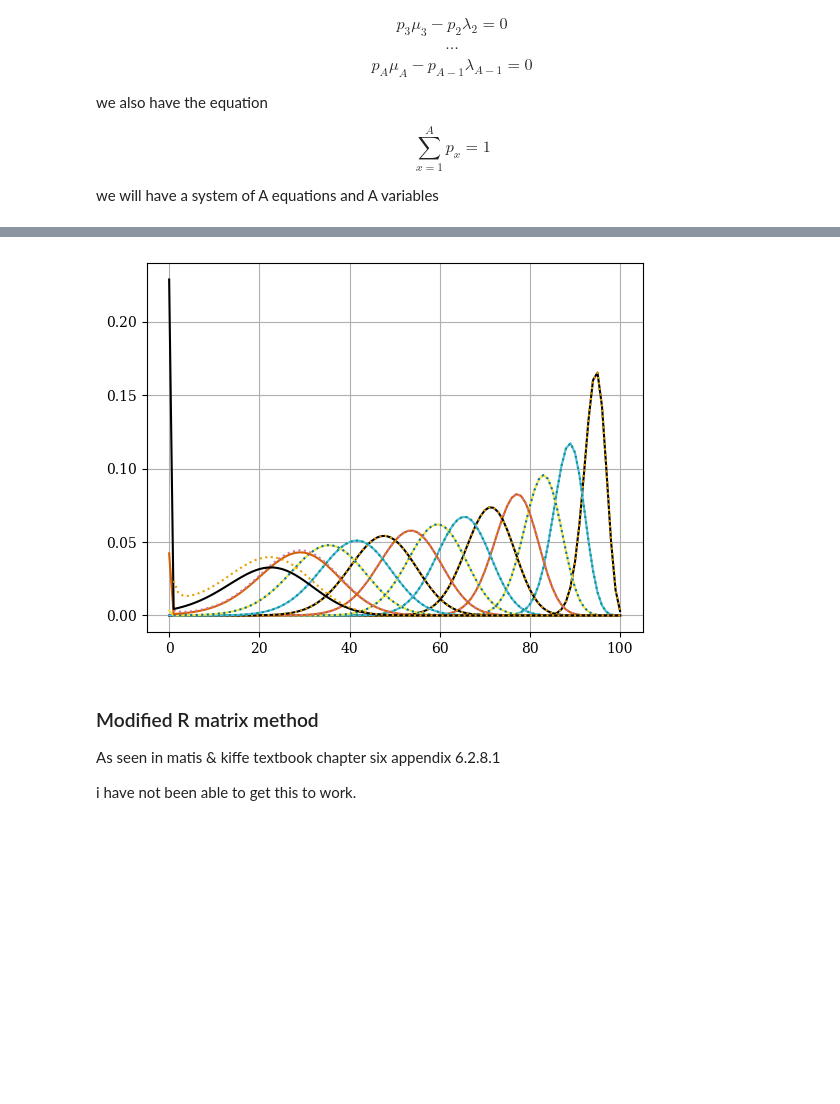
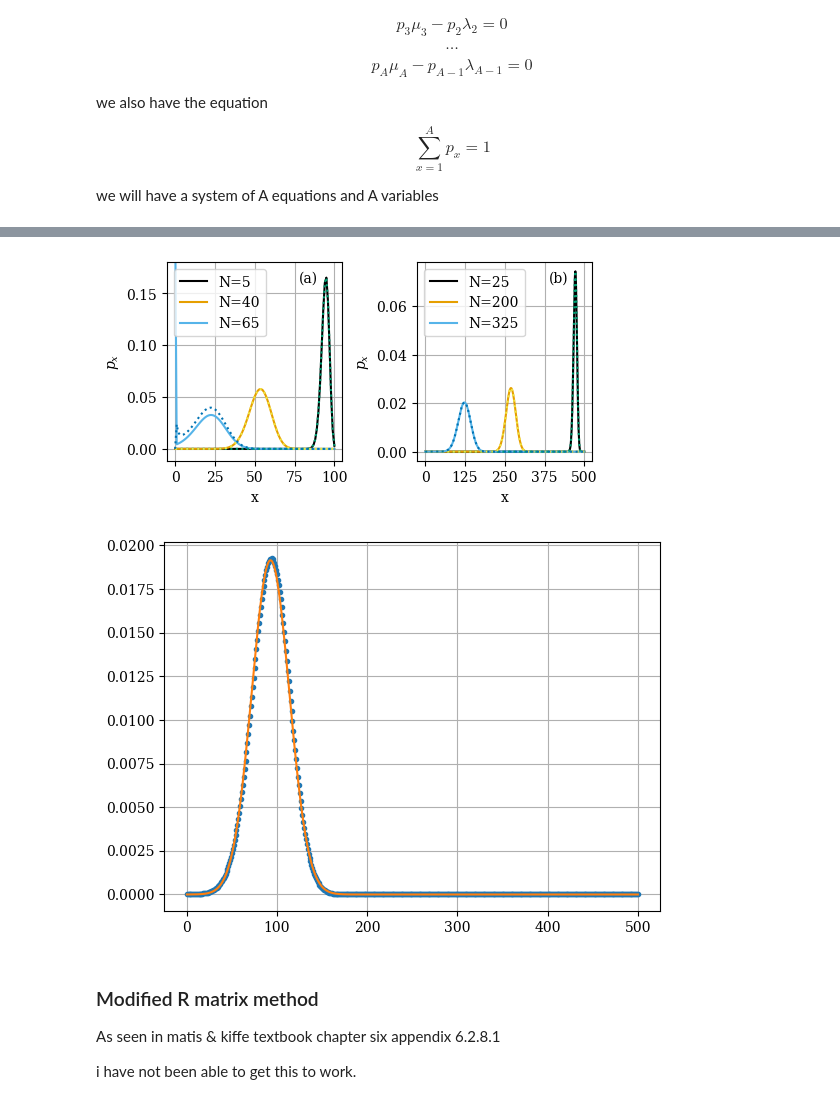
Before and after one commit to ELFREELAND/minecraft_sheep, a Jupyter notebook: stochastic/stochastic_model_kolmogorov.ipynb, the cells around one changed output, grey strips where cells are left out. Cells and saved outputs as stored; diff of their text form; code cells hidden in the pictures; blank space fills up the shorter version.

Commit message:
quasi equilibrium writing

```diff
--- a/stochastic/stochastic_model_kolmogorov.ipynb
+++ b/stochastic/stochastic_model_kolmogorov.ipynb
@@ -250,11 +258,11 @@ ax2.set_prop_cycle(wong_cycle)
 
 #keys_100 = ["45", "50", "70", "85"]
 
-for i in list(sol_max_100.keys()):
-    p0Plot(ax1, sol_max_100[i])
+for i in list(sol_100.keys()):
+    p0Plot(ax1, sol_100[i])
 
-for i in list(sol_max_500.keys()):
-    p0Plot(ax2, sol_max_500[i])
+for i in list(sol_500.keys()):
+    p0Plot(ax2, sol_500[i])
 
 ax1.grid(True)
 ax2.grid(True)
@@ -275,8 +283,8 @@ f, ax = plt.subplots()
 
 ax.set_prop_cycle(wong_cycle)
 
-for i in list(sol_eq_100.keys())[0:11]:
-    ax.plot(sol_eq_100[i]["y"][:,-1], label=i)
+for i in list(sol_100.keys())[0:11]:
+    ax.plot(sol_100[i]["y"][:,-1], label=i)
 
 ax.grid(True)
 #ax.set_ylim([-0.01, 0.20])
@@ -393,4 +404,6 @@ def quasiEqRec(A, N):
     b = np.zeros(A)
     b[-1]=1
 
-    return np.linalg.solve(mat, b)
+    #concatenate a zero to the beginning to represent p_0=0
+    #important for use with pmfE() and pmfVar(), which assume that p_i appears at index i
+    return np.concatenate((np.array([0]), np.linalg.solve(mat, b)))
@@ -397,18 +449,62 @@ def quasiEqRec(A, N):
 # %%
-f, ax = plt.subplots()
+f, (ax, ax2) = plt.subplots(ncols=2, layout="constrained", figsize=(5, 2.5))
 
 ax.set_prop_cycle(wong_cycle)
+ax2.set_prop_cycle(wong_cycle)
 
-for i in list(sol_max_100.keys())[0:13]:
-    ax.plot(sol_max_100[i]["y"][:,-1])
-    ax.plot(np.arange(1, 101), quasiEqRec(100, int(i)), ":")
+for i in [5, 40, 65]:
+    ax.plot(sol_100[str(i)]["y"][:,-1], label="N={0}".format(i))
 
+for i in [5, 40, 65]:
+    ax.plot(quasiEqRec(100, i), ":")
+
+for i in [25, 200, 325]:
+    ax2.plot(sol_500[str(i)]["y"][:,-1], label="N={0}".format(i))
+
+for i in [25, 200, 325]:
+    ax2.plot(quasiEqRec(500, i), ":")
 
 ax.grid(True)
+ax2.grid(True)
 
-plt.show()
+ax.legend(loc="upper left")
+ax2.legend()
+
+ax.set_xticks([0, 25, 50, 75, 100])
+ax2.set_xticks([0, 125, 250, 375, 500])
+
+ax.set_xlabel("x")
+ax2.set_xlabel("x")
+
+ax.set_ylabel("$p_x$")
+ax2.set_ylabel("$p_x$")
+
+ax.annotate("(a)", (0.75, 0.9), xycoords="axes fraction")
+ax2.annotate("(b)", (0.75, 0.9), xycoords="axes fraction")
+
+ax.set_ylim(top=0.18)
+
+plt.savefig("quasi_eq_comparison.pdf")
 # %% [output]
-[figure, old version]
+[figure, new version]
+# %%
+f, ax = plt.subplots()#figsize=(2.5, 2.5))
+
+A=500
+
+x = np.arange(0, A+1)
+
+pmf = quasiEqRec(A, 350)
+cdf = np.array([np.sum(pmf[0:i]) for i in range(0, pmf.size)])
+
+norm = sp.stats.norm.pdf(x, pmfE(pmf), np.sqrt(pmfVar(pmf)))
+
+ax.plot(x, pmf, ".")
+ax.plot(x, norm, "-")
+
+ax.grid(True)
+# %% [output]
+[figure, added]
 # %% [markdown]
 ### Modified R matrix method
 As seen in matis & kiffe textbook chapter six appendix 6.2.8.1
```
Also changed, not shown: parts of 12 cells of this notebook, 6 other files.
